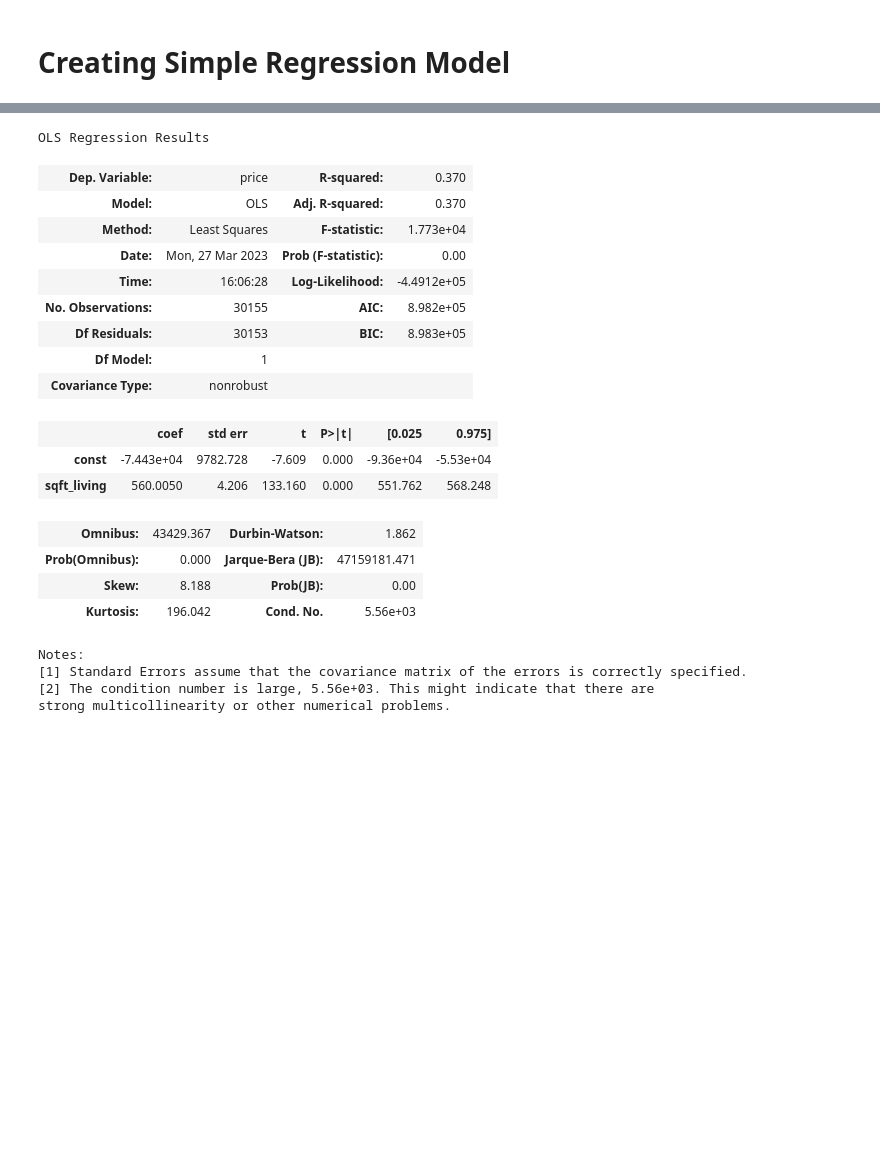
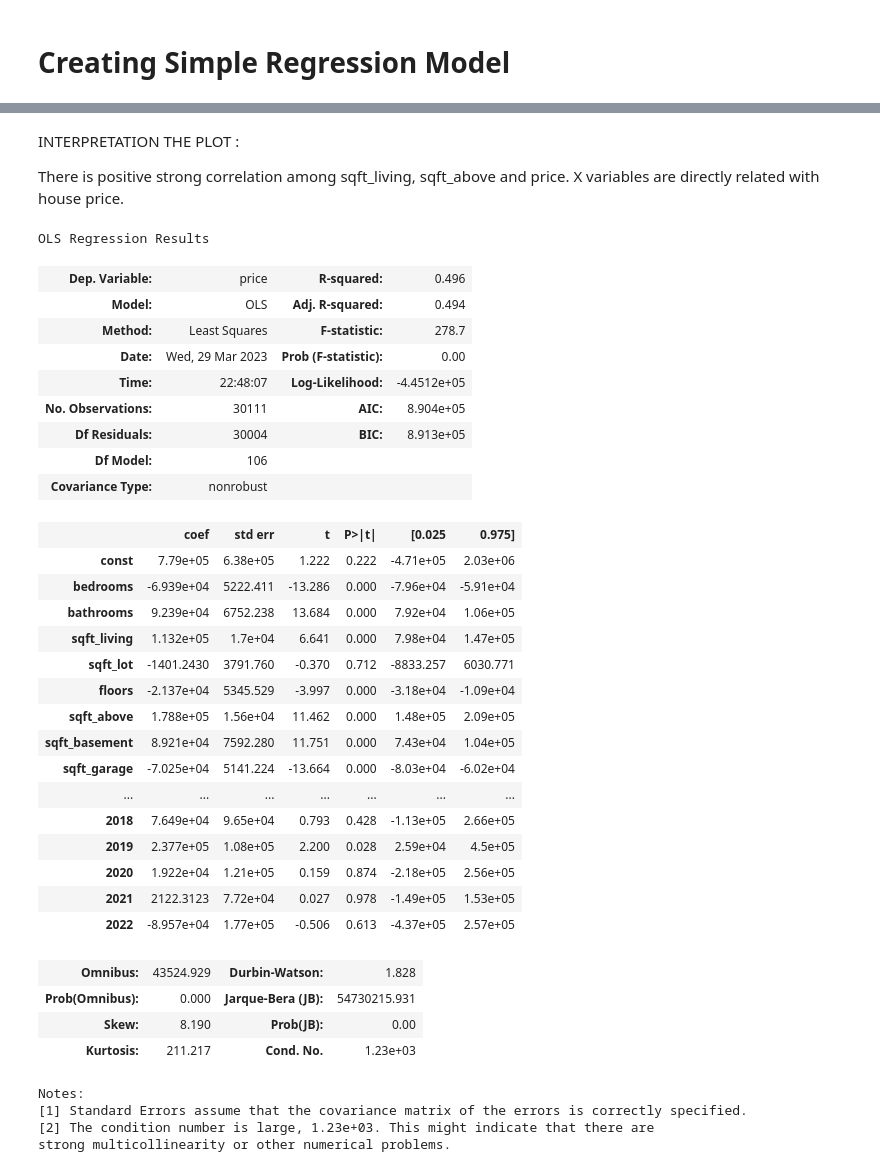
Before and after one commit to drykvf/Housing-Project, a Jupyter notebook: HAK notebook.ipynb, the cells around one changed output, grey strips where cells are left out. Saved outputs shown, nothing was run; the diff lists cells and outputs as text; code cells hidden in the pictures; blank space fills up the shorter version.

```diff
--- a/HAK notebook.ipynb
+++ b/HAK notebook.ipynb
@@ -227,0 +802,8 @@ X_baseline = pd.DataFrame(df['sqft_living'])
+# %%
+# y = target ( dependent)
+# X = independent variable
+#type(X_base) - pandas.core.frame.DataFrame
+#type(y) - pandas.core.series.Series
+
+y = df_cleaned['price']
+X_base = df_cleaned['sqft_living']
@@ -227,0 +814,5 @@ X_baseline = pd.DataFrame(df['sqft_living'])
+# %%
+# Add constant
+
+base_model = sm.OLS(y, sm.add_constant(X_base))
+base_results = base_model.fit()
@@ -228,27 +874,49 @@ X_baseline = pd.DataFrame(df['sqft_living'])
+# %% [markdown]
+INTERPRETATION THE PLOT :
+
+There is positive strong correlation among sqft_living, sqft_above and price. X variables are directly related with house price.
+# %%
+# X2 = dum
+y = df_cleaned['price']
+X = X2
 # %%
-baseline_model = sm.OLS(y, sm.add_constant(X_baseline))
-baseline_results = baseline_model.fit()
+
+mlr1 = sm.OLS(y, sm.add_constant(X))
+mlr1_res = mlr1.fit()
 # %%
-baseline_results.summary()
+mlr1_res.summary()
 # %% [output]
 OLS Regression Results
-| Dep. Variable: | price | R-squared: | 0.370 |
-| Model: | OLS | Adj. R-squared: | 0.370 |
-| Method: | Least Squares | F-statistic: | 1.773e+04 |
-| Date: | Mon, 27 Mar 2023 | Prob (F-statistic): | 0.00 |
-| Time: | 16:06:28 | Log-Likelihood: | -4.4912e+05 |
-| No. Observations: | 30155 | AIC: | 8.982e+05 |
-| Df Residuals: | 30153 | BIC: | 8.983e+05 |
-| Df Model: | 1 |  |  |
+| Dep. Variable: | price | R-squared: | 0.496 |
+| Model: | OLS | Adj. R-squared: | 0.494 |
+| Method: | Least Squares | F-statistic: | 278.7 |
+| Date: | Wed, 29 Mar 2023 | Prob (F-statistic): | 0.00 |
+| Time: | 22:48:07 | Log-Likelihood: | -4.4512e+05 |
+| No. Observations: | 30111 | AIC: | 8.904e+05 |
+| Df Residuals: | 30004 | BIC: | 8.913e+05 |
+| Df Model: | 106 |  |  |
 | Covariance Type: | nonrobust |  |  |
 |  | coef | std err | t | P>|t| | [0.025 | 0.975] |
-| const | -7.443e+04 | 9782.728 | -7.609 | 0.000 | -9.36e+04 | -5.53e+04 |
-| sqft_living | 560.0050 | 4.206 | 133.160 | 0.000 | 551.762 | 568.248 |
+| const | 7.79e+05 | 6.38e+05 | 1.222 | 0.222 | -4.71e+05 | 2.03e+06 |
+| bedrooms | -6.939e+04 | 5222.411 | -13.286 | 0.000 | -7.96e+04 | -5.91e+04 |
+| bathrooms | 9.239e+04 | 6752.238 | 13.684 | 0.000 | 7.92e+04 | 1.06e+05 |
+| sqft_living | 1.132e+05 | 1.7e+04 | 6.641 | 0.000 | 7.98e+04 | 1.47e+05 |
+| sqft_lot | -1401.2430 | 3791.760 | -0.370 | 0.712 | -8833.257 | 6030.771 |
+| floors | -2.137e+04 | 5345.529 | -3.997 | 0.000 | -3.18e+04 | -1.09e+04 |
+| sqft_above | 1.788e+05 | 1.56e+04 | 11.462 | 0.000 | 1.48e+05 | 2.09e+05 |
+| sqft_basement | 8.921e+04 | 7592.280 | 11.751 | 0.000 | 7.43e+04 | 1.04e+05 |
+| sqft_garage | -7.025e+04 | 5141.224 | -13.664 | 0.000 | -8.03e+04 | -6.02e+04 |
+| ... | ... | ... | ... | ... | ... | ... |
+| 2018 | 7.649e+04 | 9.65e+04 | 0.793 | 0.428 | -1.13e+05 | 2.66e+05 |
+| 2019 | 2.377e+05 | 1.08e+05 | 2.200 | 0.028 | 2.59e+04 | 4.5e+05 |
+| 2020 | 1.922e+04 | 1.21e+05 | 0.159 | 0.874 | -2.18e+05 | 2.56e+05 |
+| 2021 | 2122.3123 | 7.72e+04 | 0.027 | 0.978 | -1.49e+05 | 1.53e+05 |
+| 2022 | -8.957e+04 | 1.77e+05 | -0.506 | 0.613 | -4.37e+05 | 2.57e+05 |
-| Omnibus: | 43429.367 | Durbin-Watson: | 1.862 |
-| Prob(Omnibus): | 0.000 | Jarque-Bera (JB): | 47159181.471 |
-| Skew: | 8.188 | Prob(JB): | 0.00 |
-| Kurtosis: | 196.042 | Cond. No. | 5.56e+03 |
+| Omnibus: | 43524.929 | Durbin-Watson: | 1.828 |
+| Prob(Omnibus): | 0.000 | Jarque-Bera (JB): | 54730215.931 |
+| Skew: | 8.190 | Prob(JB): | 0.00 |
+| Kurtosis: | 211.217 | Cond. No. | 1.23e+03 |
 Notes:
 [1] Standard Errors assume that the covariance matrix of the errors is correctly specified.
-[2] The condition number is large, 5.56e+03. This might indicate that there are
+[2] The condition number is large, 1.23e+03. This might indicate that there are
 strong multicollinearity or other numerical problems.
```
Also changed, not shown: parts of 103 cells of this notebook.
